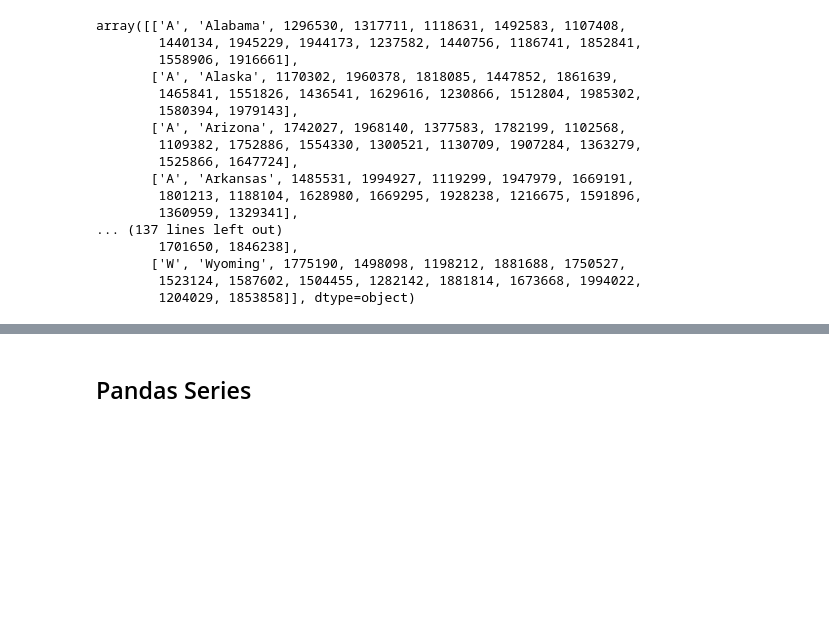
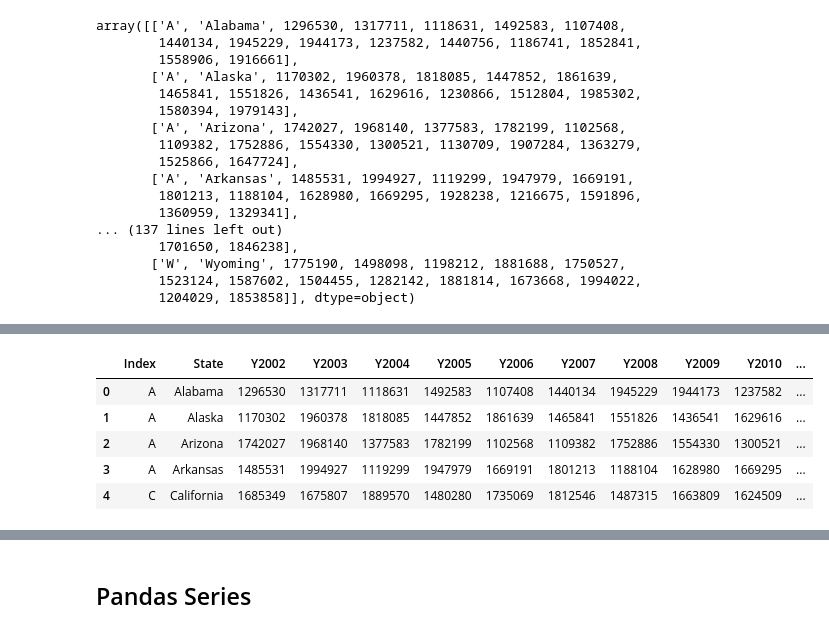
Before and after one commit to sumendar/FoundationOfStatsDSAIMLwithPython-june18, a Jupyter notebook: 07-PandasSeriesAndDataFrames/Notebook.ipynb, the cells around one changed output, grey strips where cells are left out. Saved outputs shown, nothing was run; the diff lists cells and outputs as text; code cells hidden in the pictures; blank space fills up the shorter version.

```diff
--- a/07-PandasSeriesAndDataFrames/Notebook.ipynb
+++ b/07-PandasSeriesAndDataFrames/Notebook.ipynb
@@ -135,3 +135,12 @@ data.describe()
 | 50% | 1.584734e+06 | 1.485909e+06 | 1.522230e+06 | 1.480280e+06 | 1.531641e+06 | 1.563062e+06 | 1.545621e+06 | 1.658551e+06 | 1.498662e+06 | 1.575533e+06 | 1.643855e+06 | ... |
 | 75% | 1.776054e+06 | 1.686698e+06 | 1.808109e+06 | 1.778170e+06 | 1.732259e+06 | 1.780589e+06 | 1.779538e+06 | 1.857746e+06 | 1.639186e+06 | 1.807766e+06 | 1.866322e+06 | ... |
 | max | 1.983285e+06 | 1.994927e+06 | 1.979395e+06 | 1.990062e+06 | 1.985692e+06 | 1.983568e+06 | 1.990431e+06 | 1.993136e+06 | 1.999102e+06 | 1.992996e+06 | 1.988270e+06 | ... |
+# %%
+data.head()
+# %% [output]
+|  | Index | State | Y2002 | Y2003 | Y2004 | Y2005 | Y2006 | Y2007 | Y2008 | Y2009 | Y2010 | ... |
+| 0 | A | Alabama | 1296530 | 1317711 | 1118631 | 1492583 | 1107408 | 1440134 | 1945229 | 1944173 | 1237582 | ... |
+| 1 | A | Alaska | 1170302 | 1960378 | 1818085 | 1447852 | 1861639 | 1465841 | 1551826 | 1436541 | 1629616 | ... |
+| 2 | A | Arizona | 1742027 | 1968140 | 1377583 | 1782199 | 1102568 | 1109382 | 1752886 | 1554330 | 1300521 | ... |
+| 3 | A | Arkansas | 1485531 | 1994927 | 1119299 | 1947979 | 1669191 | 1801213 | 1188104 | 1628980 | 1669295 | ... |
+| 4 | C | California | 1685349 | 1675807 | 1889570 | 1480280 | 1735069 | 1812546 | 1487315 | 1663809 | 1624509 | ... |
```
Also changed, not shown: parts of 1 cell of this notebook, 8 other files.
